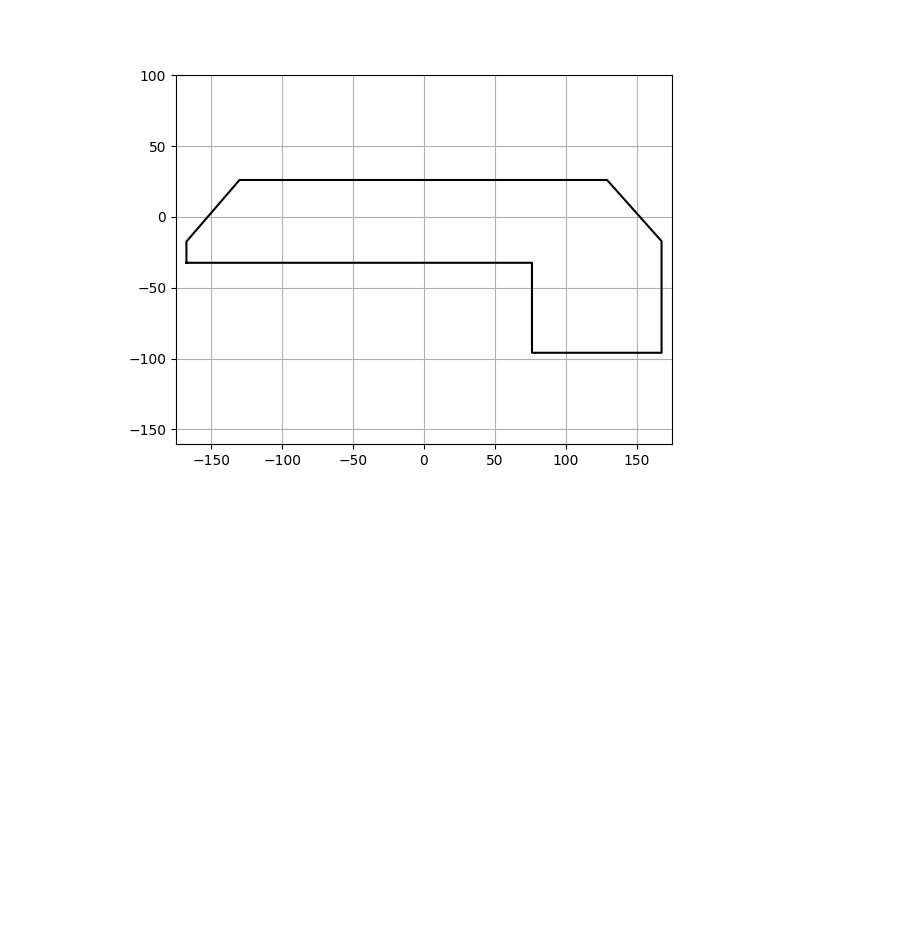
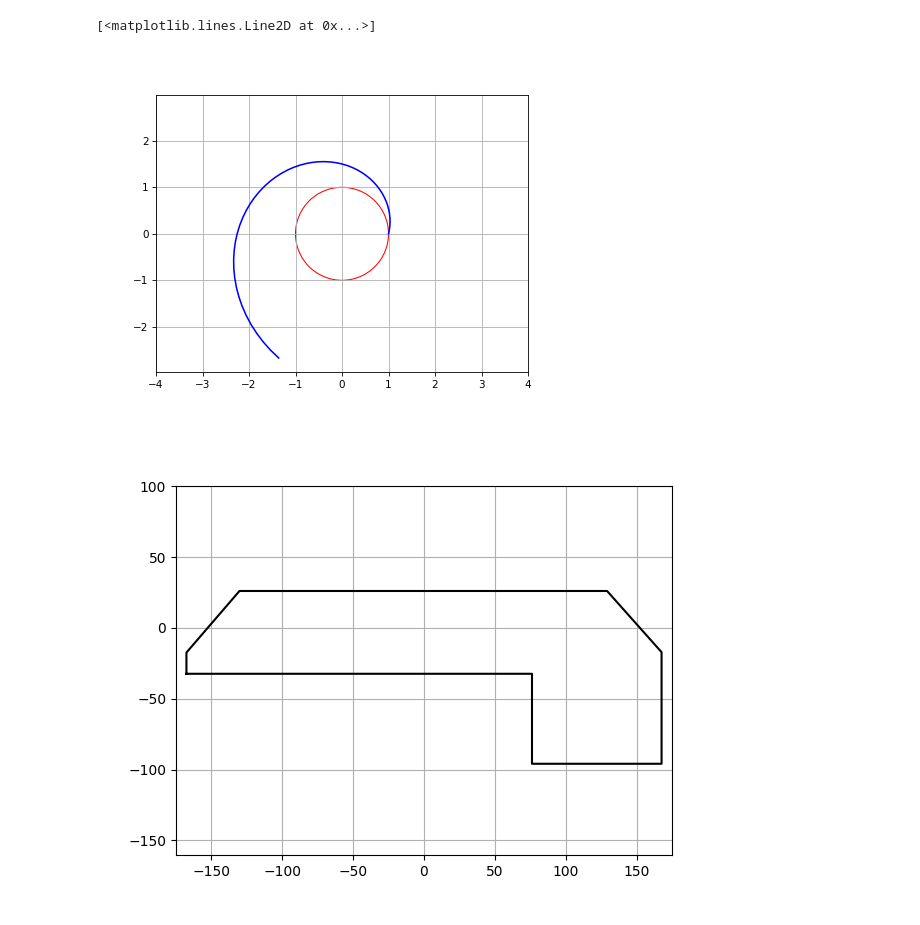
Before and after one commit to G-IV/Log-Spiral-Pattern, a Jupyter notebook: Log Spiral Jupyter Notebook.ipynb, the cells around one changed output. Cells and saved outputs as stored; diff of their text form; code cells hidden in the pictures; blank space fills up the shorter version.

Commit message:
Add a basic log curve with some explanations

```diff
--- a/Log Spiral Jupyter Notebook.ipynb
+++ b/Log Spiral Jupyter Notebook.ipynb
@@ -1,3 +1,70 @@
+# %%
+#------------------------------------------------------------
+# Understanding the log curve formula
+#
+# The log curve formula is: r(i) = a * exp(k * theta(i))
+#
+# where:
+#   r(i) is the distance from the center of the log curve
+#       to the curve at angle theta(i)
+#   a scales the distance of the curve from the center
+#   k is the curvature of the curve, found by: cos(angle)
+#       k = cos(0°) is a straight line
+#       k = cos(90°) is a circle
+#       So for a tighter, change the angle to a higher value
+#   theta(i) is the angle from the x axis to the point on
+#       the curve
+#
+# P(r, theta) is a polar coordinate
+# Convert to Cartesian coordinates:
+# P(x, y) = (r * cos(theta), r * sin(theta))
+#------------------------------------------------------------
+
+%matplotlib ipympl
+import matplotlib.pyplot as plt
+import numpy as np
+import math
+
+#------------------------------------------------------------
+# Create a figure and axis
+#------------------------------------------------------------
+fig, basic_log_curve_plot = plt.subplots()
+plt.rcParams['figure.dpi'] = 75 # Set this to make the plot bigger
+basic_log_curve_plot.axis('equal') # Set the aspect ratio of the plot to be equal
+basic_log_curve_plot.set_xlim(-4, 4) # Set the limits of the plot
+basic_log_curve_plot.set_ylim(-4, 4) # Set the limits of the plot
+basic_log_curve_plot.grid(True) # Turn on the grid
+
+#------------------------------------------------------------
+# Define the log curve parameters
+#------------------------------------------------------------
+a = 1.0
+k = math.cos(math.radians(75))
+def theta(i):
+    return i * math.pi / 40 # a good number to have a smooth curve
+
+def r(i):
+    return a * math.exp(k * theta(i))
+
+#------------------------------------------------------------
+# Plot a circle for reference
+#------------------------------------------------------------
+circle = plt.Circle((0, 0), 1, color='r', fill=False)
+basic_log_curve_plot.add_artist(circle)
+
+#------------------------------------------------------------
+# Plot the log curve
+#------------------------------------------------------------
+points = []
+for i in range(0, 55):
+    x = r(i) * math.cos(theta(i))
+    y = r(i) * math.sin(theta(i))
+    points.append([x, y])
+
+basic_log_curve_plot.plot([x for x, y in points], [y for x, y in points], 'b-')
+# %% [output]
+[<matplotlib.lines.Line2D at 0x...>]
+[figure, added]
 # %%
 #------------------------------------------------------------
 #
```
